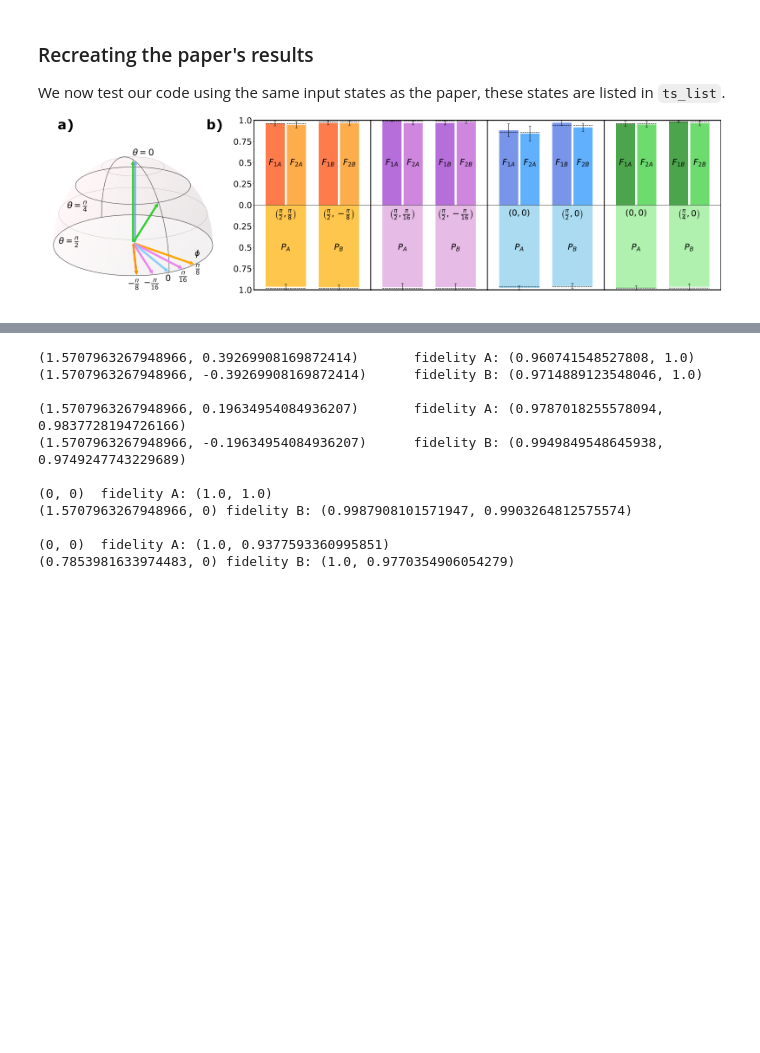
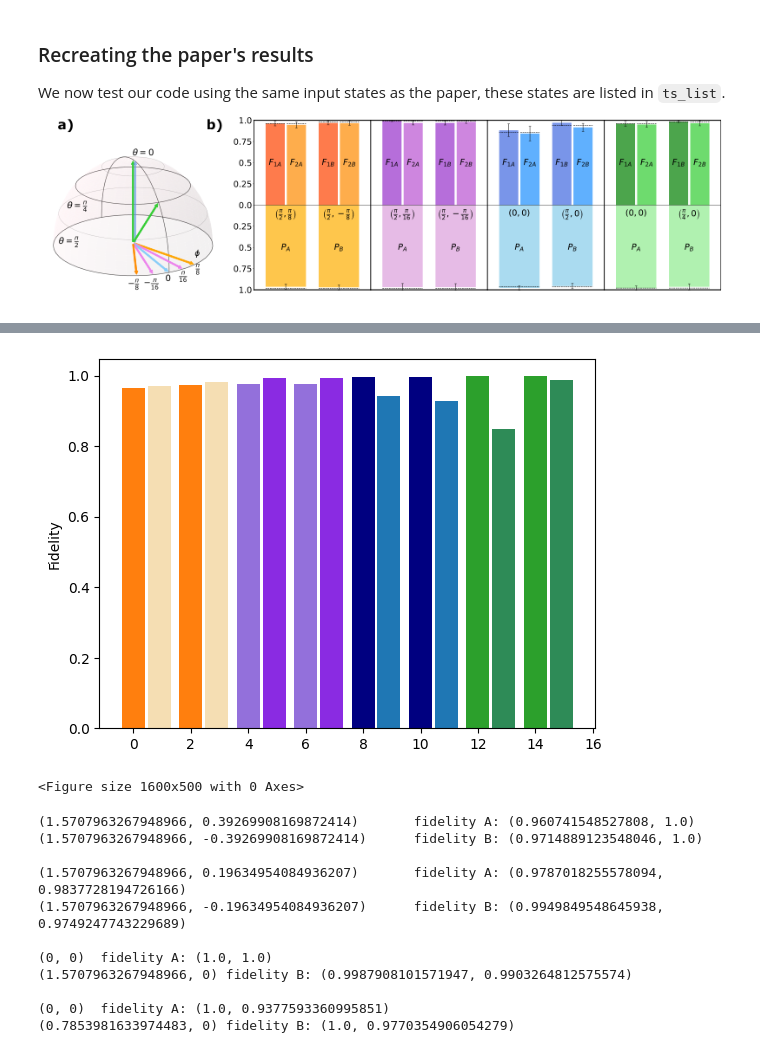
Before and after one commit to gamberoillecito/pushquantum2, a Jupyter notebook: quandela-pushquantum-24/VQCstateDependent.ipynb, the cells around one changed output, grey strips where cells are left out. Drawn from its saved outputs; the diff is of its cells as text; code cells hidden in the pictures; blank space fills up the shorter version.

```diff
--- a/quandela-pushquantum-24/VQCstateDependent.ipynb
+++ b/quandela-pushquantum-24/VQCstateDependent.ipynb
@@ -214,0 +232,9 @@ for target_states in ts_list:
+# %%
+print(fidelities)
+print(labels)
+labels2 = ["pi/2" ," pi/8", "pi/2" ," -pi/8", "pi/2" ," pi/16", "pi/2" ," -pi/16", "0" ,"0", "pi/2" ," 0", "0" ,"0", "pi/4" ," 0"]
+fidelities2 = []
+for i in fidelities:
+    fidelities2.append(i[0])
+    fidelities2.append(i[1])
+print(fidelities2)
@@ -215,3 +245,27 @@ for target_states in ts_list:
+# %%
+fig, ax = plt.subplots()
+
+# fruits = ['apple', 'blueberry', 'cherry', 'orange']
+# counts = [40, 100, 30, 55]
+# bar_labels = ['red', 'blue', '_red', 'orange']
+bar_colors = ['tab:orange', 'wheat','tab:orange', 'wheat', 'mediumpurple', 'blueviolet', 'mediumpurple', 'blueviolet', 'navy','tab:blue', 'navy','tab:blue', 'tab:green', 'seagreen', 'tab:green', 'seagreen']
+plt.figure(figsize=(16,5))
+x_coors = np.arange(0, 16, 1)
+x_coors2 = []
+for x in x_coors:
+    if x %2 == 1:
+        x_coors2.append(x - 0.1)
+    else:
+        x_coors2.append(x)
+ax.bar(x=x_coors2, label=labels2, height=fidelities2, color=bar_colors)
+
+ax.set_ylabel('Fidelity')
+# ax.legend(title='Fruit color')
+
+plt.show()
+# %% [output]
+[figure, added]
+<Figure size 1600x500 with 0 Axes>
 # %%
 print(res_string)
 # %% [output]
```
Also changed, not shown: parts of 2 cells of this notebook.
